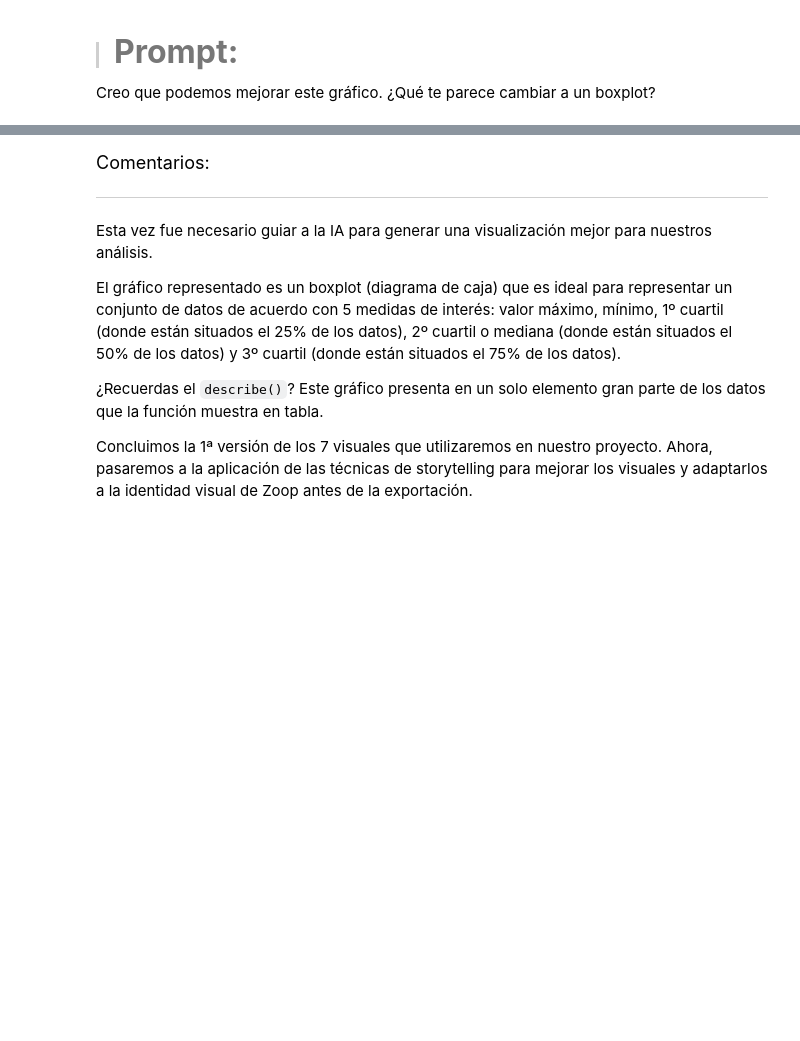
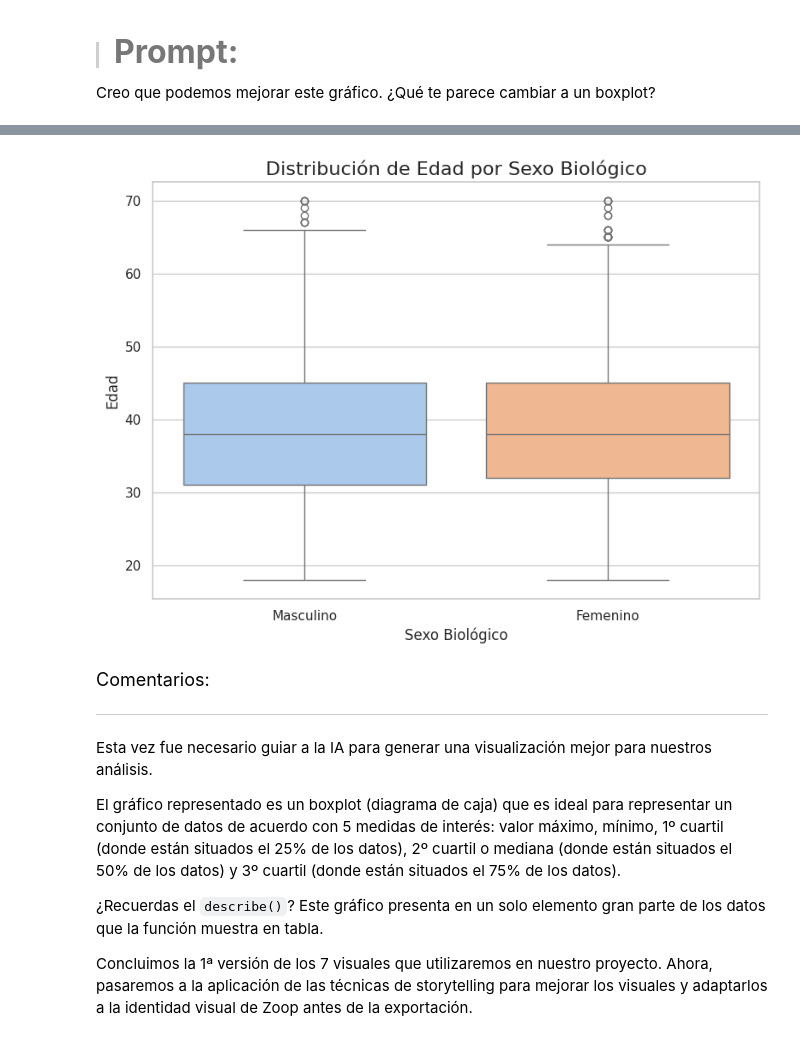
Before and after one commit to leriverah/IA-Aplicada-Ciencia-de-datos, a Jupyter notebook: IA_aplicada_a_ciencia_de_datos.ipynb, the cells around one changed output, grey strips where cells are left out. Saved outputs shown, nothing was run; the diff lists cells and outputs as text; code cells hidden in the pictures; blank space fills up the shorter version.

```diff
--- a/IA_aplicada_a_ciencia_de_datos.ipynb
+++ b/IA_aplicada_a_ciencia_de_datos.ipynb
@@ -782,3 +820,23 @@ Creo que podemos mejorar este gráfico. ¿Qué te parece cambiar a un boxplot?
+# %%
+# Estilo del gráfico
+sns.set(style="whitegrid")
+
+# Crear la figura
+plt.figure(figsize=(8, 6))
+
+# Gráfico de caja
+sns.boxplot(data=df, x='sexo_biologico', y='edad', palette='pastel')
+
+# Títulos y etiquetas
+plt.title('Distribución de Edad por Sexo Biológico', fontsize=16)
+plt.xlabel('Sexo Biológico', fontsize=12)
+plt.ylabel('Edad', fontsize=12)
+
+# Mostrar gráfico
+plt.tight_layout()
+plt.show()
+# %% [output]
+[figure, added]
 # %% [markdown]
 <font color="7b71ff" size=4> Comentarios: </font>
 
```
Also changed, not shown: parts of 3 cells of this notebook.
